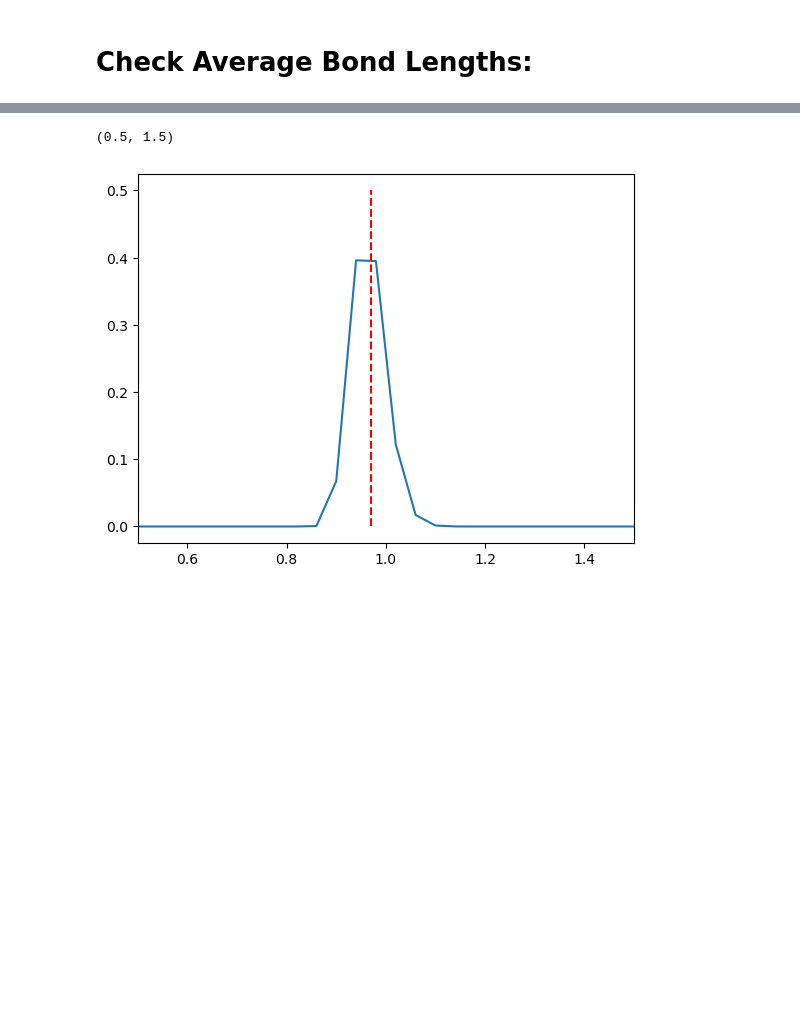
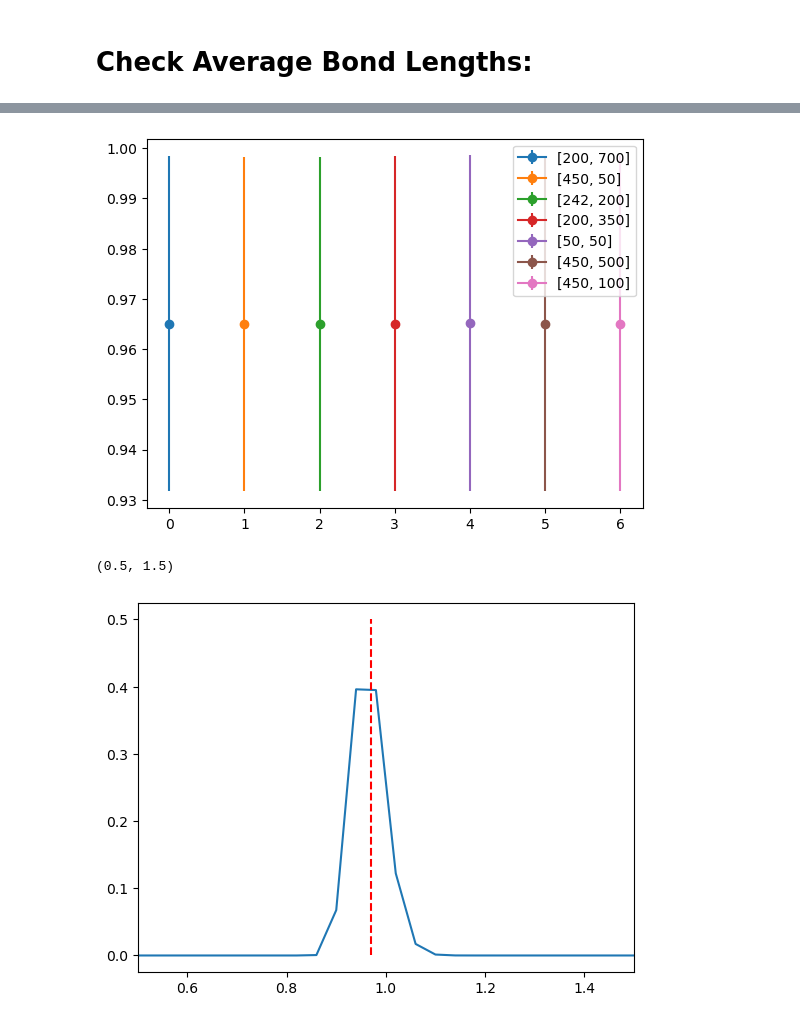
Before and after one commit to chrisjonesBSU/entangled, a Jupyter notebook: reproduce/notebooks/sampling.ipynb, the cells around one changed output, grey strips where cells are left out. Cells and saved outputs as stored; diff of their text form; code cells hidden in the pictures; blank space fills up the shorter version.

```diff
--- a/reproduce/notebooks/sampling.ipynb
+++ b/reproduce/notebooks/sampling.ipynb
@@ -39,3 +71,27 @@ for job in project.find_jobs({"doc.runs": 1}):
+# %%
+fig = plt.figure()
+count = 0
+for job in project.find_jobs({"dt": 0.012}):
+    try:
+        bdist = bond_distribution(
+            gsd_file=job.fn(f"trajectory1.gsd"),
+            start=-20,
+            stop=-1,
+            A_name="A",
+            B_name="A",
+            histogram=False,
+        )
+        bond_mean = np.mean(bdist)
+        bond_std = np.std(bdist)
+        plt.errorbar(x=count, y=bond_mean, yerr=bond_std, label=job.sp.MN, marker="o")
+        count += 1
+    except:
+        print(job.id)
+
+plt.legend()
+plt.show()
+# %% [output]
+[figure, added]
 # %%
 plt.plot(bdist[:,0], bdist[:,1])
 plt.vlines(x=0.97, ymin=0, ymax=0.50, linestyle="--", color="r")
```
Also changed, not shown: parts of 3 cells of this notebook.
